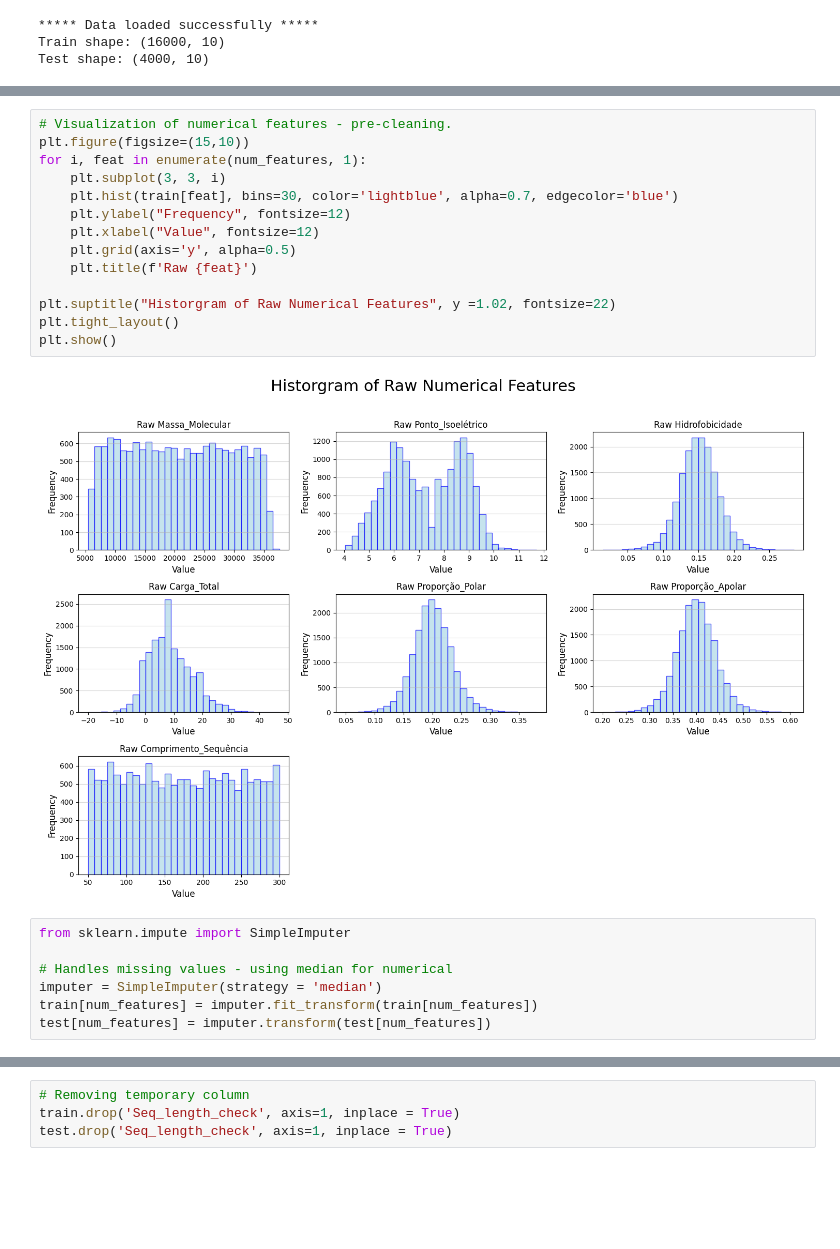
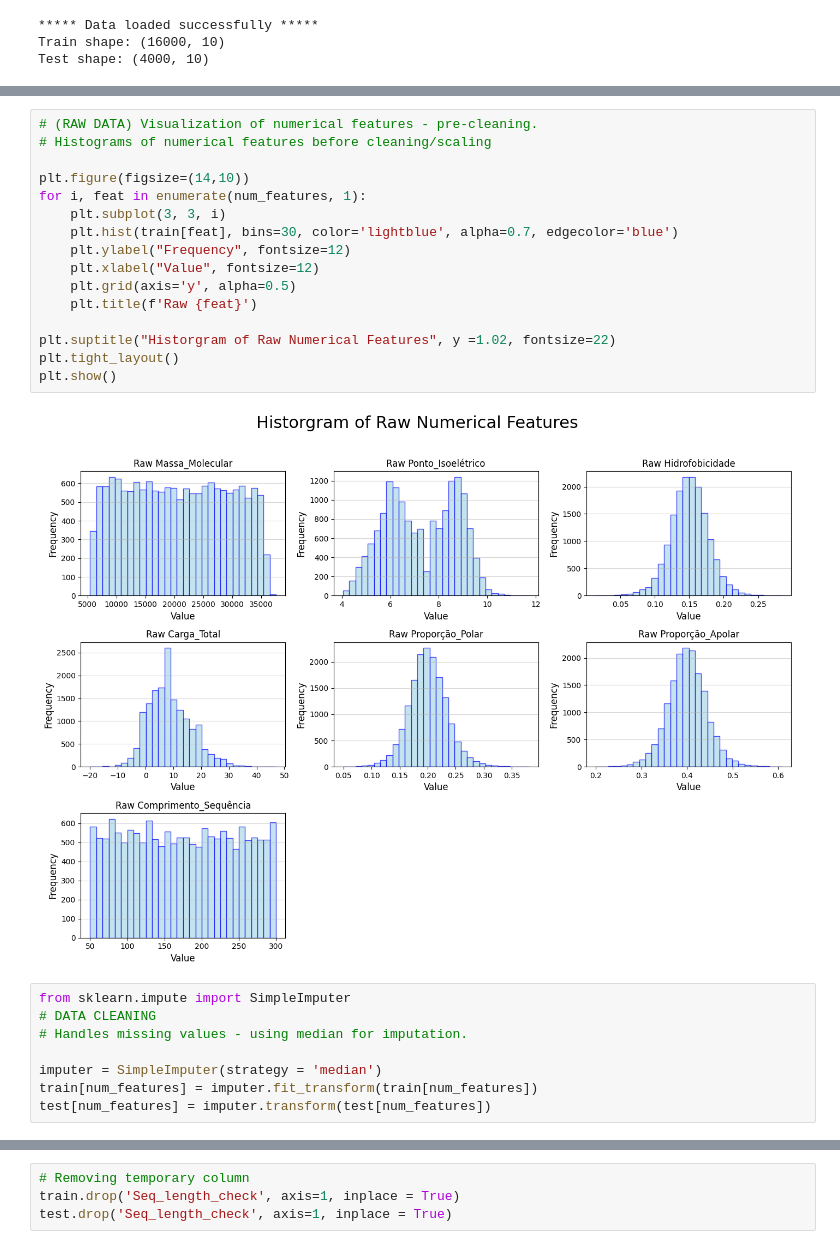
Before and after one commit to ClarissaTerrones/ProjectTempate, a Jupyter notebook: Train/Data Cleaning Machine Learning.ipynb, the cells around one changed output, grey strips where cells are left out. Cells and saved outputs as stored; diff of their text form; blank space fills up the shorter version.

Commit message:
Add progress: Data Cleaning Machine Learning

```diff
--- a/Train/Data Cleaning Machine Learning.ipynb
+++ b/Train/Data Cleaning Machine Learning.ipynb
@@ -67,23 +93,26 @@ Name: count, dtype: int64
 # %%
-# Visualization of numerical features - pre-cleaning.
-plt.figure(figsize=(15,10))
+# (RAW DATA) Visualization of numerical features - pre-cleaning.
+# Histograms of numerical features before cleaning/scaling
+
+plt.figure(figsize=(14,10))
 for i, feat in enumerate(num_features, 1):
     plt.subplot(3, 3, i)
     plt.hist(train[feat], bins=30, color='lightblue', alpha=0.7, edgecolor='blue')
     plt.ylabel("Frequency", fontsize=12)
     plt.xlabel("Value", fontsize=12)
     plt.grid(axis='y', alpha=0.5)
     plt.title(f'Raw {feat}')
 
 plt.suptitle("Historgram of Raw Numerical Features", y =1.02, fontsize=22)
 plt.tight_layout()
 plt.show()
 # %% [output]
-[figure, old version]
+[figure, new version]
 # %%
 from sklearn.impute import SimpleImputer
+# DATA CLEANING
+# Handles missing values - using median for imputation.
 
-# Handles missing values - using median for numerical
 imputer = SimpleImputer(strategy = 'median')
 train[num_features] = imputer.fit_transform(train[num_features])
 test[num_features] = imputer.transform(test[num_features])
```
Also changed, not shown: parts of 16 cells of this notebook.
